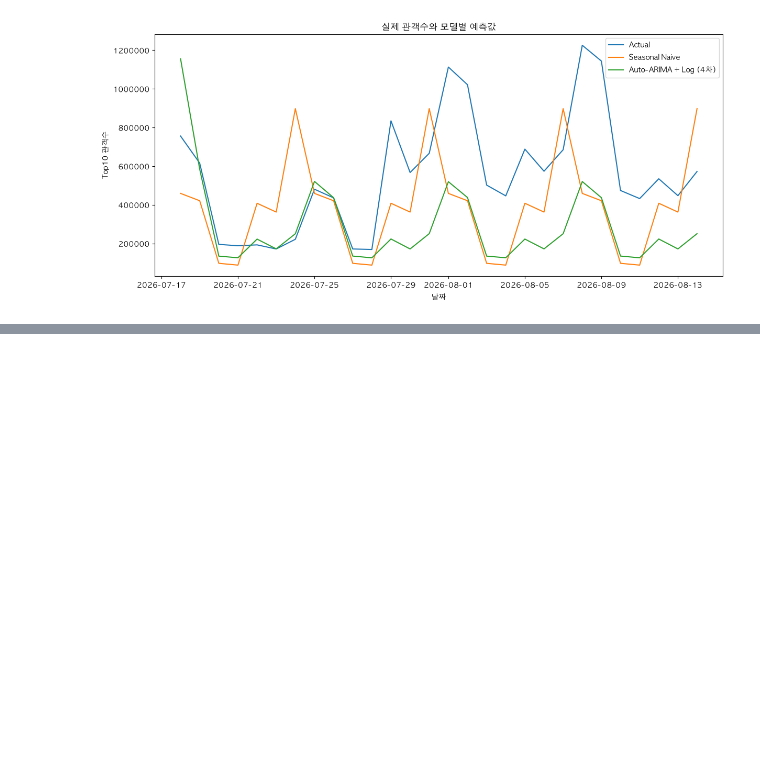
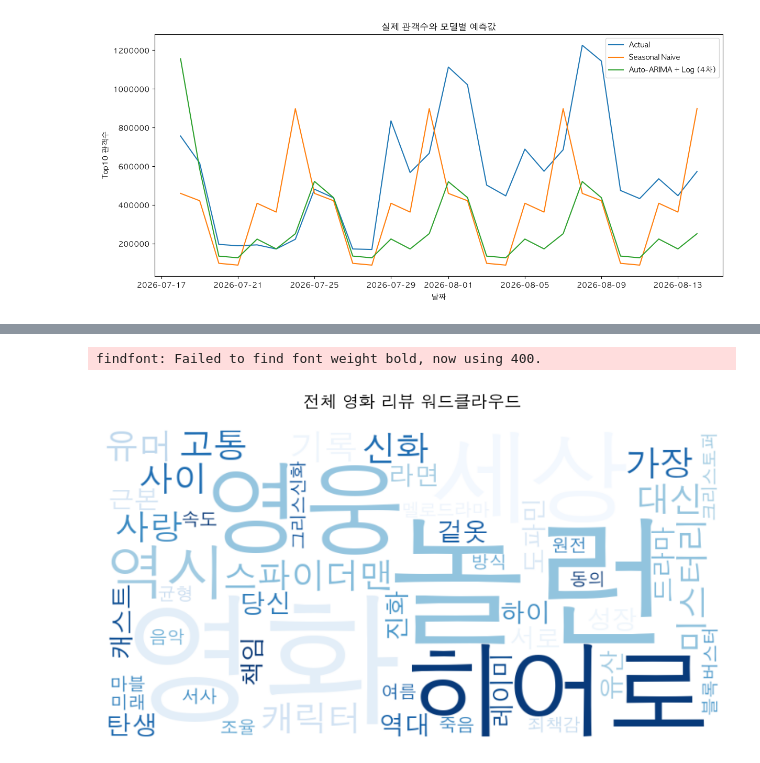
Before and after one commit to zoo-no-s/movie_data_analysis, a Jupyter notebook: notebooks/movie_analysis.ipynb, the cells around one changed output, grey strips where cells are left out. Saved outputs shown, nothing was run; the diff lists cells and outputs as text; code cells hidden in the pictures; blank space fills up the shorter version.

```diff
--- a/notebooks/movie_analysis.ipynb
+++ b/notebooks/movie_analysis.ipynb
@@ -1875,0 +1992,30 @@ plt.show()
+# %%
+from wordcloud import WordCloud
+import matplotlib.pyplot as plt
+
+# 맥(Mac) 기본 한글 폰트 경로 (Windows의 경우 'malgun' 등으로 변경 필요)
+font_path = '/System/Library/Fonts/Supplemental/AppleGothic.ttf'
+
+def generate_wordcloud(word_counts, title):
+    wc = WordCloud(
+        font_path=font_path,
+        width=800,
+        height=400,
+        background_color='white',
+        colormap='Blues',
+        max_words=50
+    )
+
+    cloud = wc.generate_from_frequencies(word_counts)
+
+    plt.figure(figsize=(10, 5))
+    plt.imshow(cloud, interpolation='bilinear')
+    plt.title(title, fontsize=15, pad=20, fontweight='bold')
+    plt.axis('off')
+    plt.show()
+
+# 1. 전체 영화 리뷰 워드클라우드
+generate_wordcloud(dict(noun_counts.most_common(50)), "전체 영화 리뷰 워드클라우드")
+# %% [output]
+findfont: Failed to find font weight bold, now using 400.
+[figure, added]
```
Also changed, not shown: parts of 8 cells of this notebook, 2 other files.
